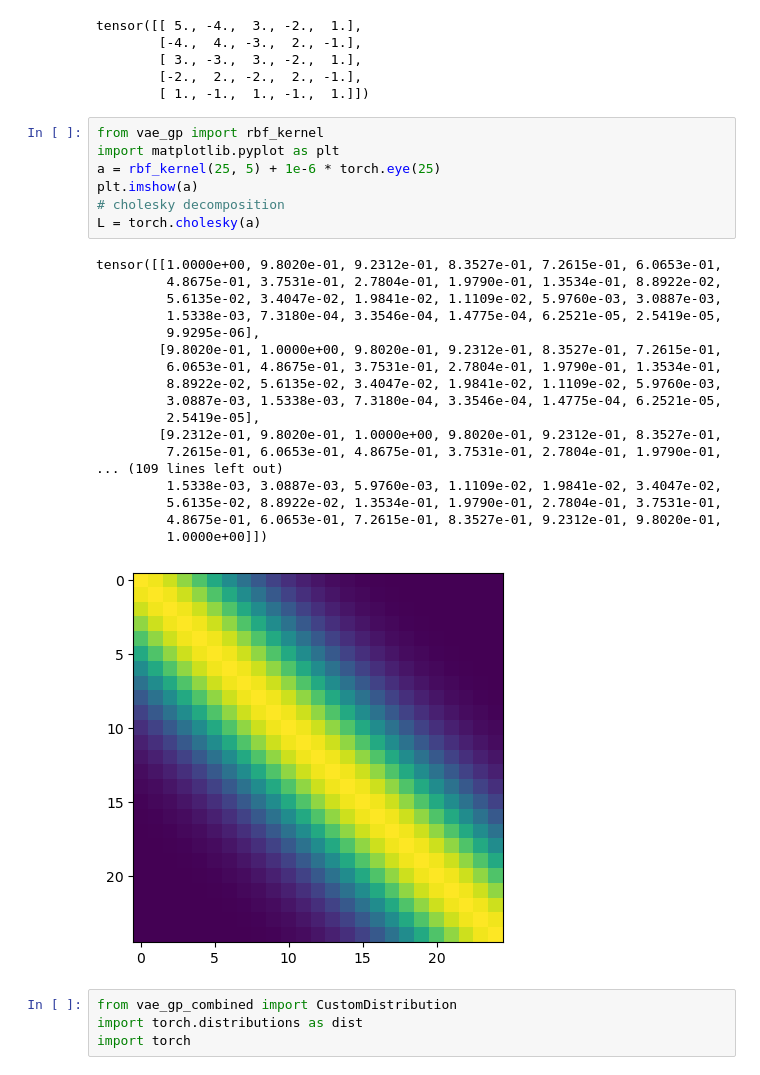
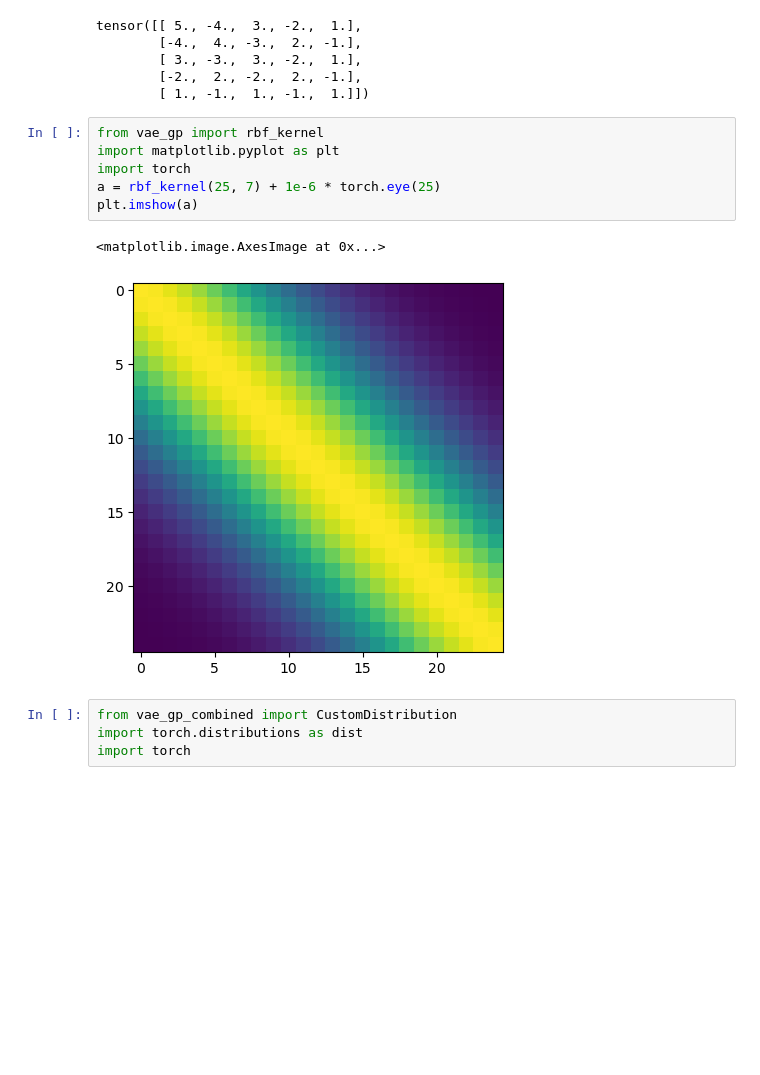
Before and after one commit to methi1999/switching_subspace, a Jupyter notebook: misc.ipynb, the cells around one changed output. Saved outputs shown, nothing was run; the diff lists cells and outputs as text; blank space fills up the shorter version.

```diff
--- a/misc.ipynb
+++ b/misc.ipynb
@@ -85,29 +85,12 @@ tensor([[ 5., -4.,  3., -2.,  1.],
 # %%
 from vae_gp import rbf_kernel
 import matplotlib.pyplot as plt
-a = rbf_kernel(25, 5) + 1e-6 * torch.eye(25)
+import torch
+a = rbf_kernel(25, 7) + 1e-6 * torch.eye(25)
 plt.imshow(a)
-# cholesky decomposition
-L = torch.cholesky(a)
 # %% [output]
-tensor([[1.0000e+00, 9.8020e-01, 9.2312e-01, 8.3527e-01, 7.2615e-01, 6.0653e-01,
-         4.8675e-01, 3.7531e-01, 2.7804e-01, 1.9790e-01, 1.3534e-01, 8.8922e-02,
-         5.6135e-02, 3.4047e-02, 1.9841e-02, 1.1109e-02, 5.9760e-03, 3.0887e-03,
-         1.5338e-03, 7.3180e-04, 3.3546e-04, 1.4775e-04, 6.2521e-05, 2.5419e-05,
-         9.9295e-06],
-        [9.8020e-01, 1.0000e+00, 9.8020e-01, 9.2312e-01, 8.3527e-01, 7.2615e-01,
-         6.0653e-01, 4.8675e-01, 3.7531e-01, 2.7804e-01, 1.9790e-01, 1.3534e-01,
-         8.8922e-02, 5.6135e-02, 3.4047e-02, 1.9841e-02, 1.1109e-02, 5.9760e-03,
-         3.0887e-03, 1.5338e-03, 7.3180e-04, 3.3546e-04, 1.4775e-04, 6.2521e-05,
-         2.5419e-05],
-        [9.2312e-01, 9.8020e-01, 1.0000e+00, 9.8020e-01, 9.2312e-01, 8.3527e-01,
-         7.2615e-01, 6.0653e-01, 4.8675e-01, 3.7531e-01, 2.7804e-01, 1.9790e-01,
-... (109 lines left out)
-         1.5338e-03, 3.0887e-03, 5.9760e-03, 1.1109e-02, 1.9841e-02, 3.4047e-02,
-         5.6135e-02, 8.8922e-02, 1.3534e-01, 1.9790e-01, 2.7804e-01, 3.7531e-01,
-         4.8675e-01, 6.0653e-01, 7.2615e-01, 8.3527e-01, 9.2312e-01, 9.8020e-01,
-         1.0000e+00]])
+<matplotlib.image.AxesImage at 0x...>
-[figure, old version]
+[figure, new version]
 # %%
 from vae_gp_combined import CustomDistribution
 import torch.distributions as dist
```
Also changed, not shown: parts of 2 cells of this notebook, 8 other files.
